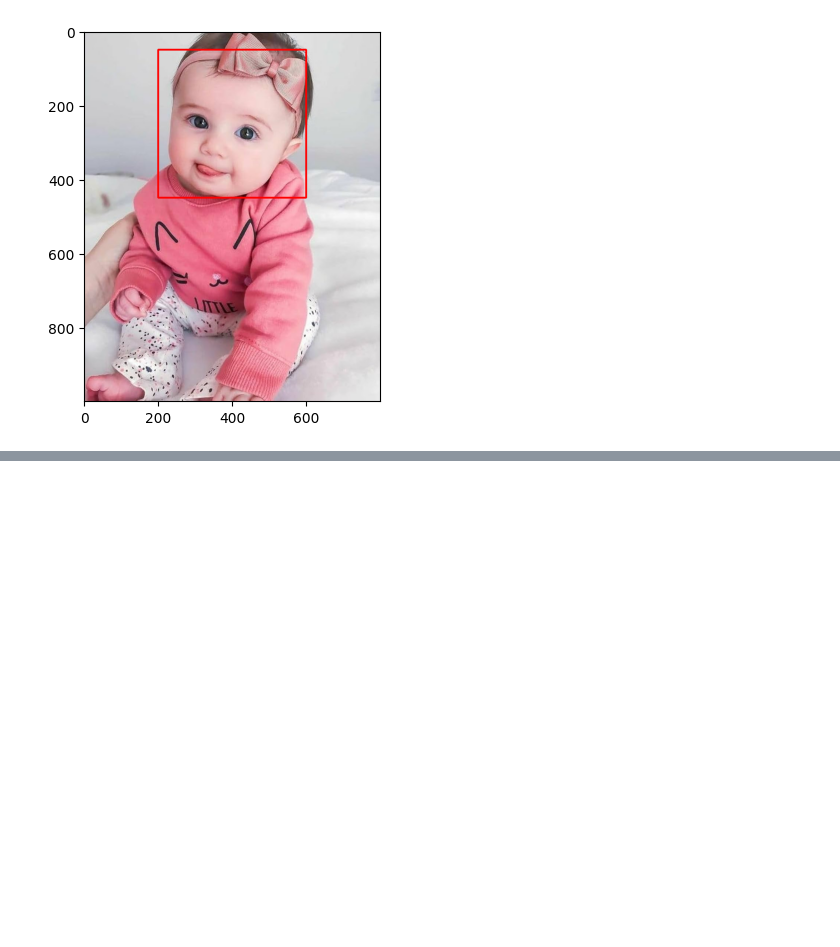
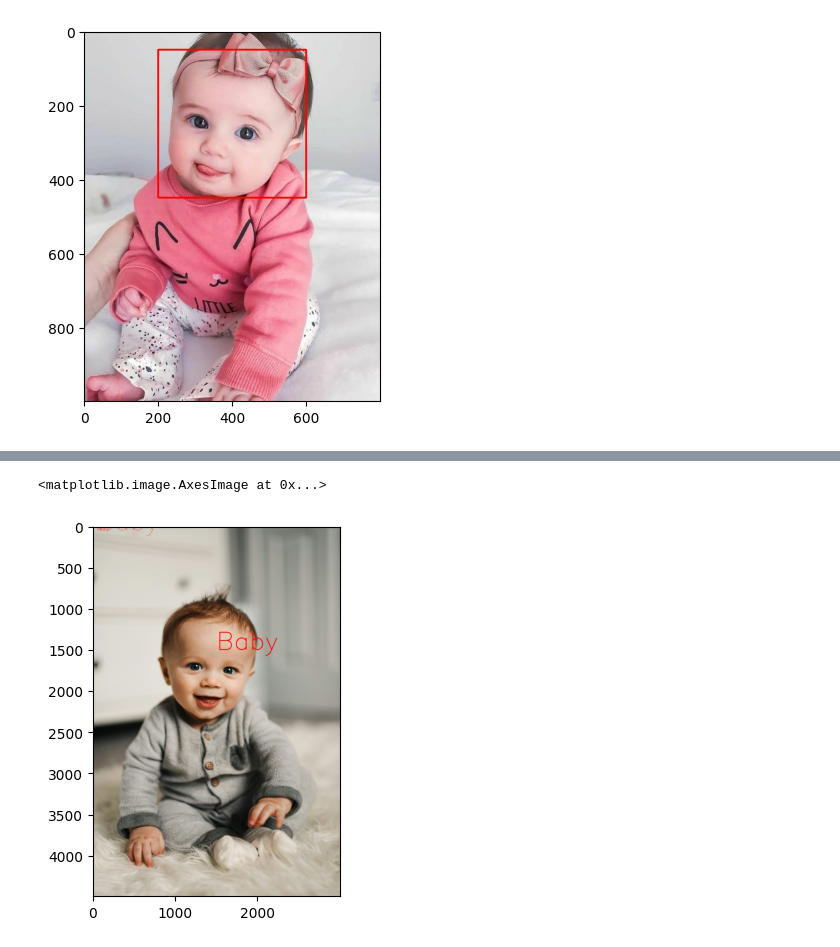
Before and after one commit to AshlinShaji/DL, a Jupyter notebook: Open_CV/Demo.ipynb, the cells around one changed output, grey strips where cells are left out. Cells and saved outputs as stored; diff of their text form; code cells hidden in the pictures; blank space fills up the shorter version.

```diff
--- a/Open_CV/Demo.ipynb
+++ b/Open_CV/Demo.ipynb
@@ -236,0 +260,7 @@ plt.imshow(conv_img1)
+# %%
+#Add text to image
+cv2.putText(conv_img4,text='Baby',org=(1500,1500),fontFace=cv2.FONT_HERSHEY_SIMPLEX,fontScale=10,color=(255,0,0),thickness=10)
+plt.imshow(conv_img4)
+# %% [output]
+<matplotlib.image.AxesImage at 0x...>
+[figure, added]
```
Also changed, not shown: parts of 4 cells of this notebook, 5 other files.
